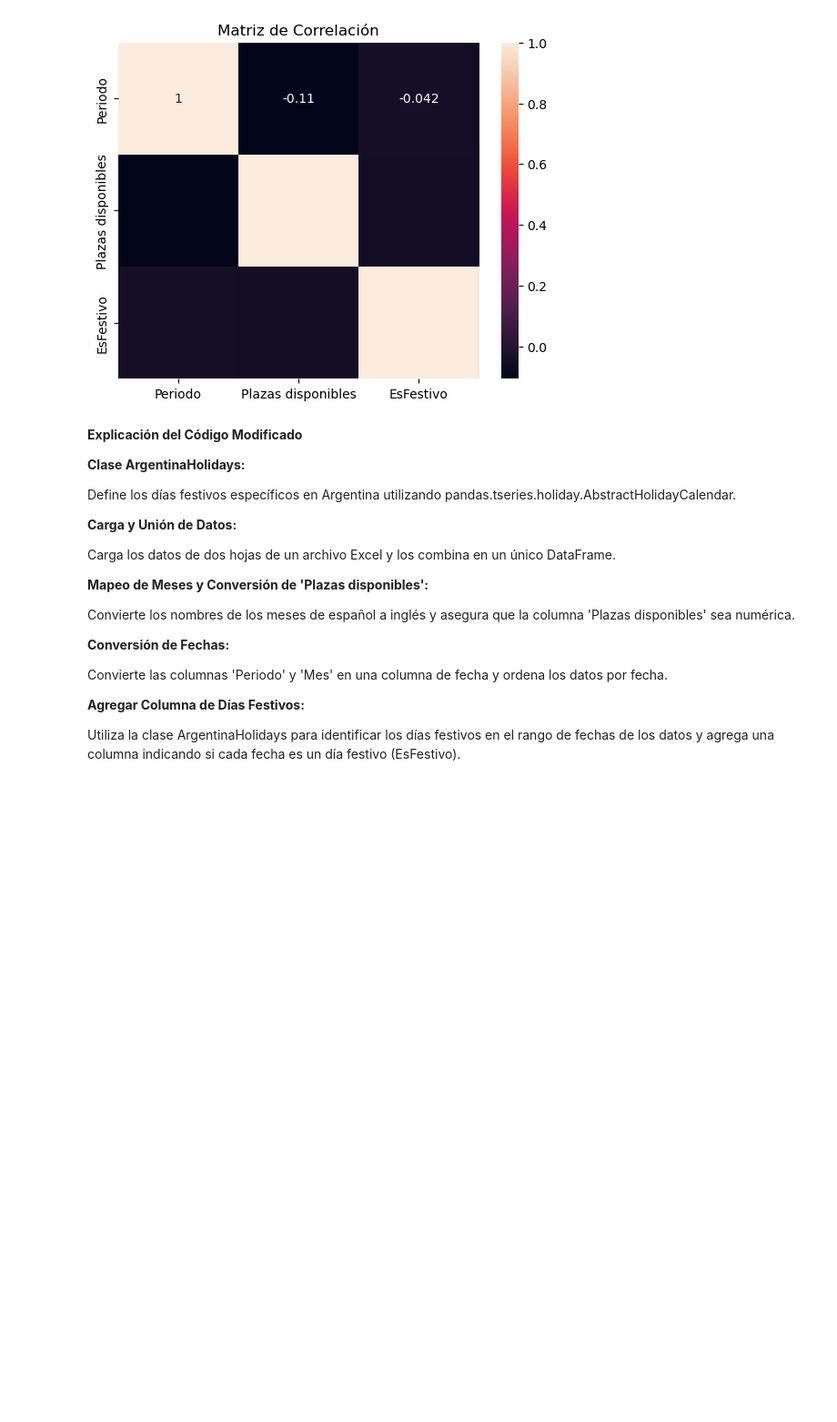
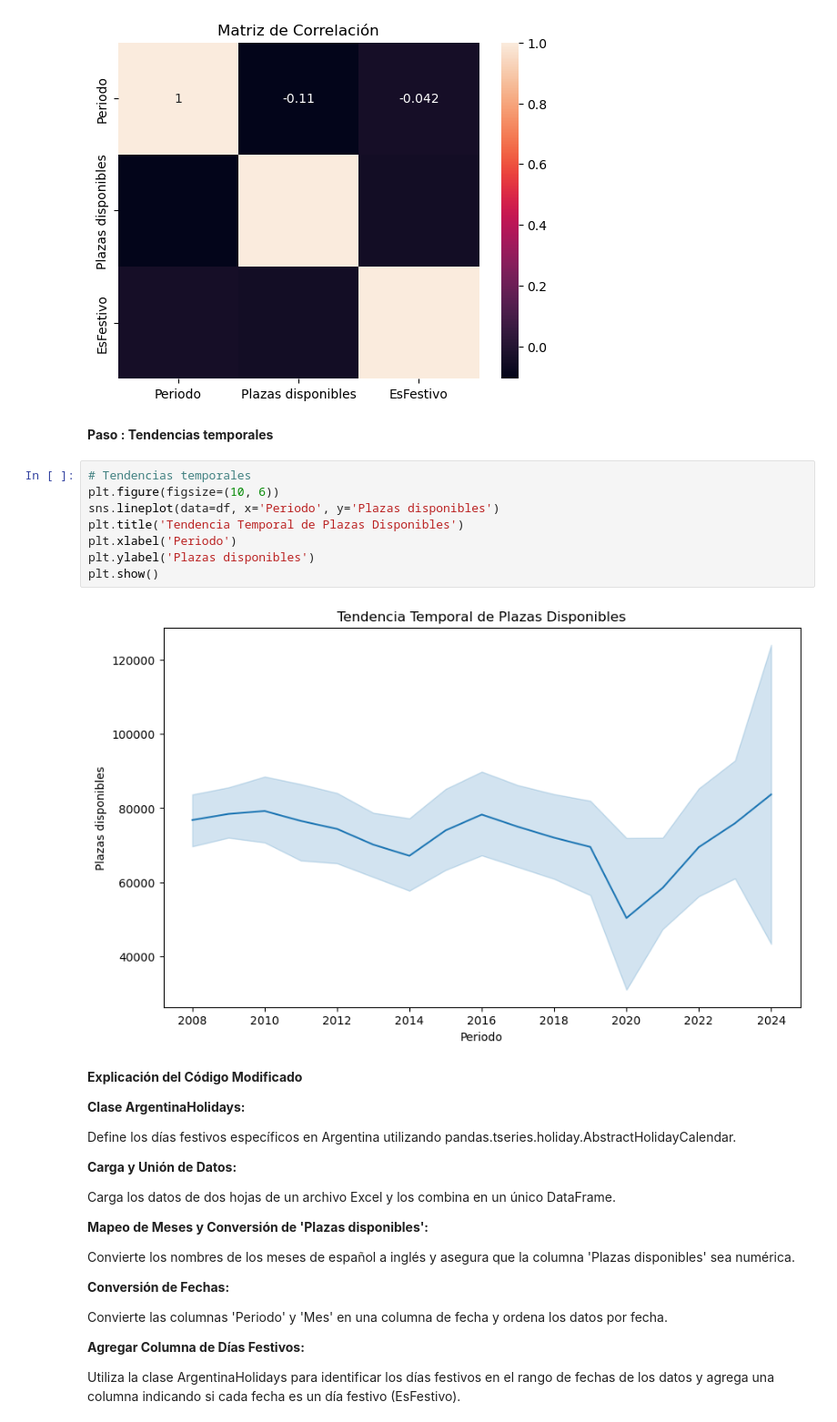
Before and after one commit to edfedo/Plazas_Disponibles_Hotelero, a Jupyter notebook: notebooks/1e_plazas_disponibles_hotelero.ipynb, the cells around one changed output. Shown at 91% size. Saved outputs shown, nothing was run; the diff lists cells and outputs as text; blank space fills up the shorter version.

```diff
--- a/notebooks/1e_plazas_disponibles_hotelero.ipynb
+++ b/notebooks/1e_plazas_disponibles_hotelero.ipynb
@@ -397,6 +438,18 @@ plt.title('Matriz de Correlación')
 plt.show()
 # %% [output]
 [figure]
+# %% [markdown]
+**Paso : Tendencias temporales**
+# %%
+# Tendencias temporales
+plt.figure(figsize=(10, 6))
+sns.lineplot(data=df, x='Periodo', y='Plazas disponibles')
+plt.title('Tendencia Temporal de Plazas Disponibles')
+plt.xlabel('Periodo')
+plt.ylabel('Plazas disponibles')
+plt.show()
+# %% [output]
+[figure, added]
 # %% [markdown]
 **Explicación del Código Modificado**
 
```
Also changed, not shown: parts of 6 cells of this notebook.
